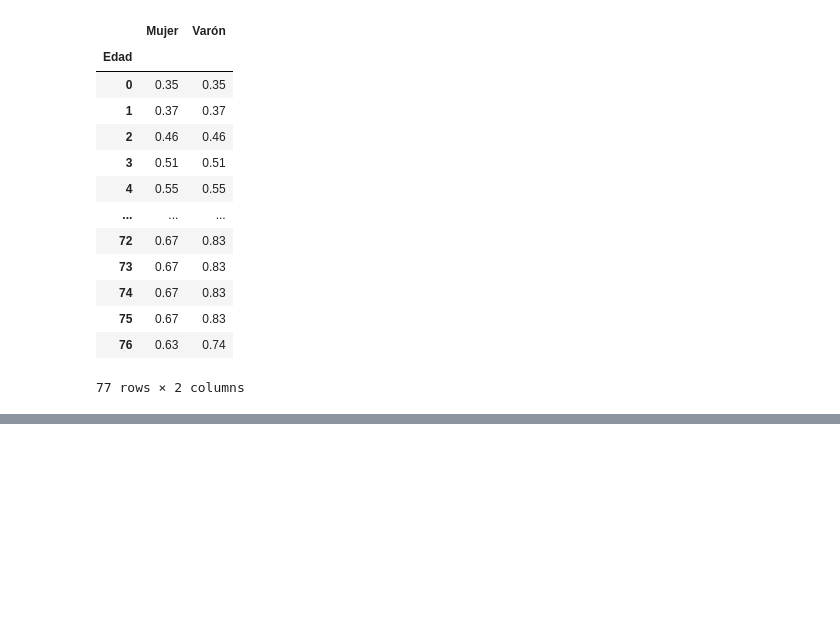
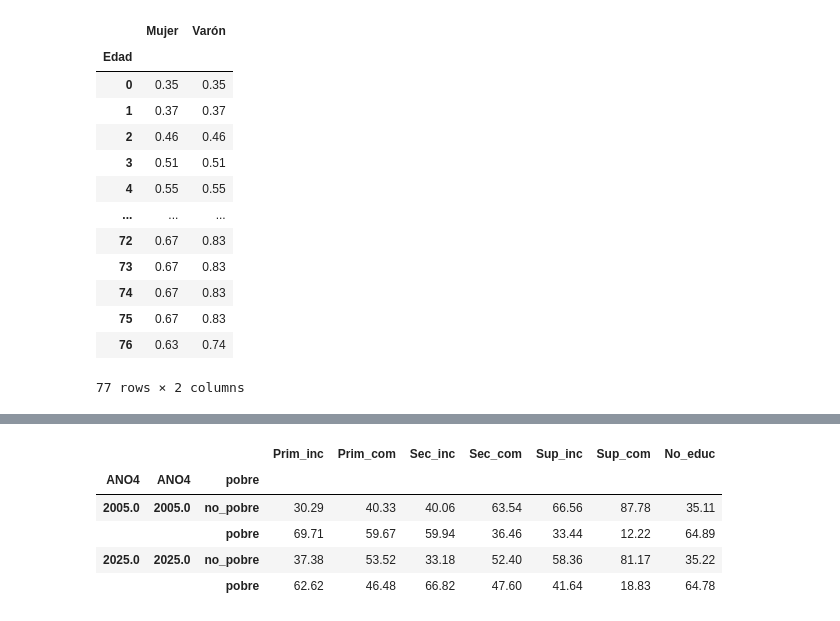
Before and after one commit to StefanoPistoia/Big-Data-Grupo-2, a Jupyter notebook: TP2/BigData_TP2_Grupo2.ipynb, the cells around one changed output, grey strips where cells are left out. Cells and saved outputs as stored; diff of their text form; code cells hidden in the pictures; blank space fills up the shorter version.

```diff
--- a/TP2/BigData_TP2_Grupo2.ipynb
+++ b/TP2/BigData_TP2_Grupo2.ipynb
@@ -1016,0 +1190,9 @@ Name: adulto_equiv, dtype: float64
+# %%
+stats(['Prim_inc', 'Prim_com', 'Sec_inc', 'Sec_com','Sup_inc', 'Sup_com', 'No_educ'])
+# %% [output]
+|  |  |  | Prim_inc | Prim_com | Sec_inc | Sec_com | Sup_inc | Sup_com | No_educ |
+| ANO4 | ANO4 | pobre |  |  |  |  |  |  |  |
+| 2005.0 | 2005.0 | no_pobre | 30.29 | 40.33 | 40.06 | 63.54 | 66.56 | 87.78 | 35.11 |
+|  |  | pobre | 69.71 | 59.67 | 59.94 | 36.46 | 33.44 | 12.22 | 64.89 |
+| 2025.0 | 2025.0 | no_pobre | 37.38 | 53.52 | 33.18 | 52.40 | 58.36 | 81.17 | 35.22 |
+|  |  | pobre | 62.62 | 46.48 | 66.82 | 47.60 | 41.64 | 18.83 | 64.78 |
```
Also changed, not shown: parts of 38 cells of this notebook, 3 other files.
